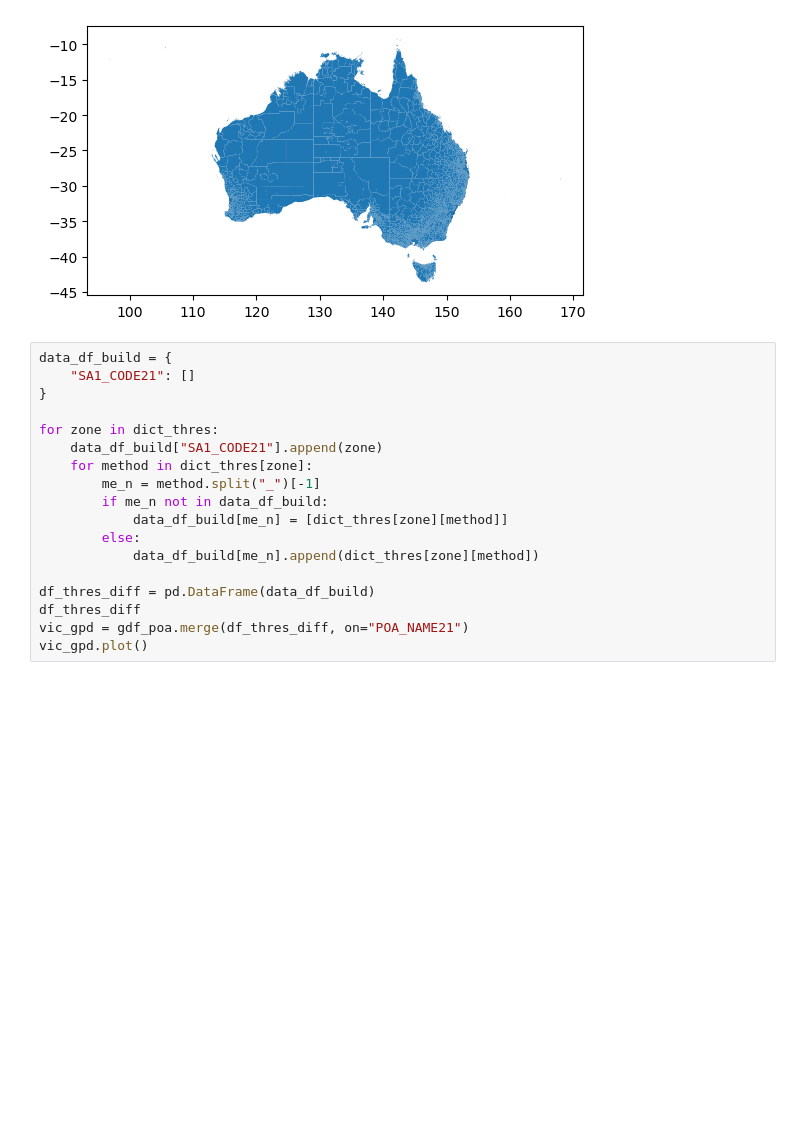
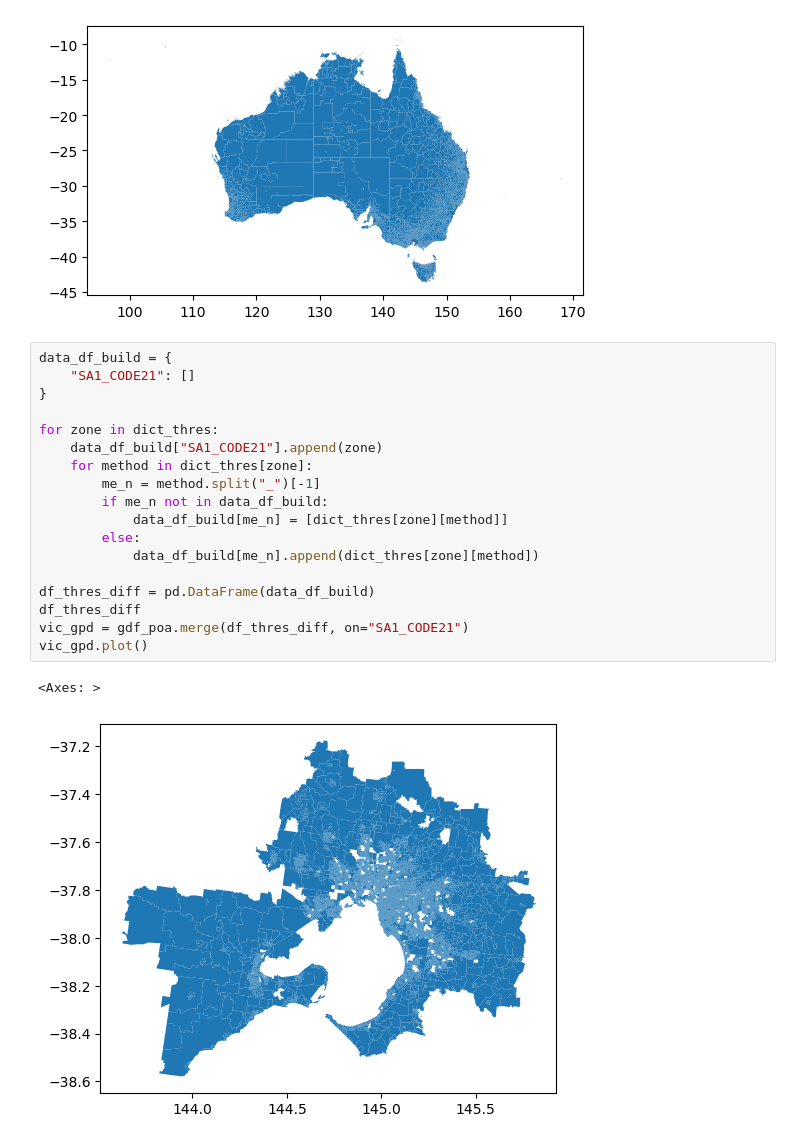
Before and after one commit to bobkatla/rhea, a Jupyter notebook: feature_select/run_analysis_sa1.ipynb, the cells around one changed output. Cells and saved outputs as stored; diff of their text form; blank space fills up the shorter version.

```diff
--- a/feature_select/run_analysis_sa1.ipynb
+++ b/feature_select/run_analysis_sa1.ipynb
@@ -348,21 +348,24 @@ dict_thres
 # %%
 data_df_build = {
     "SA1_CODE21": []
 }
 
 for zone in dict_thres:
     data_df_build["SA1_CODE21"].append(zone)
     for method in dict_thres[zone]:
         me_n = method.split("_")[-1]
         if me_n not in data_df_build:
             data_df_build[me_n] = [dict_thres[zone][method]]
         else:
             data_df_build[me_n].append(dict_thres[zone][method])
 
 df_thres_diff = pd.DataFrame(data_df_build)
 df_thres_diff
-vic_gpd = gdf_poa.merge(df_thres_diff, on="POA_NAME21")
+vic_gpd = gdf_poa.merge(df_thres_diff, on="SA1_CODE21")
 vic_gpd.plot()
+# %% [output]
+<Axes: >
+[figure, added]
 # %%
 vic_gpd.plot(column="forest", legend=True, legend_kwds={"label": "Random forest EV thres"})
 vic_gpd.plot(column="baye", legend=True, legend_kwds={"label": "Bayesian EV thres"})
```
Also changed, not shown: parts of 1 cell of this notebook.
